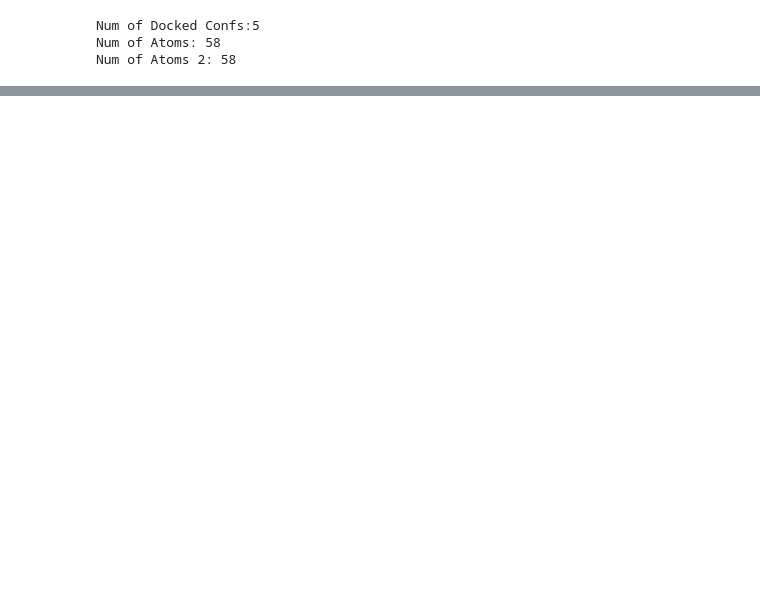
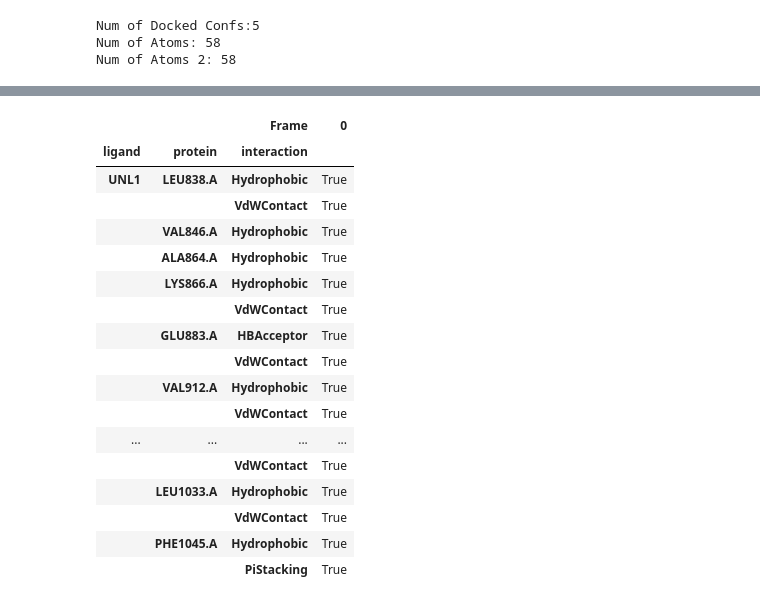
Before and after one commit to biocheming/watvina, a Jupyter notebook: pywatvina/examples/example.ipynb, the cells around one changed output, grey strips where cells are left out. Saved outputs shown, nothing was run; the diff lists cells and outputs as text; code cells hidden in the pictures; blank space fills up the shorter version.

```diff
--- a/pywatvina/examples/example.ipynb
+++ b/pywatvina/examples/example.ipynb
@@ -108,0 +221,30 @@ wv.poses_score
+# %%
+#分析构象1和蛋白的相互作用，该案例用的是prolif
+import prolif as plf #加载prolif包，简称plf
+
+protmol_plf = plf.Molecule.from_rdkit(receptor_mol)
+ligmol_tmp = Chem.Mol(ligand_mol,confId=1) # rdkit的分子对象
+ligmol_plf=plf.Molecule.from_rdkit(ligmol_tmp) #将rdkit的分子对象转换为prolif的分子对象
+fp = plf.Fingerprint()
+fp.run_from_iterable([ligmol_plf], protmol_plf)
+df=fp.to_dataframe()
+df.T
+# %% [output]
+|  |  | Frame | 0 |
+| ligand | protein | interaction |  |
+| UNL1 | LEU838.A | Hydrophobic | True |
+|  |  | VdWContact | True |
+|  | VAL846.A | Hydrophobic | True |
+|  | ALA864.A | Hydrophobic | True |
+|  | LYS866.A | Hydrophobic | True |
+|  |  | VdWContact | True |
+|  | GLU883.A | HBAcceptor | True |
+|  |  | VdWContact | True |
+|  | VAL912.A | Hydrophobic | True |
+|  |  | VdWContact | True |
+| ... | ... | ... | ... |
+|  |  | VdWContact | True |
+|  | LEU1033.A | Hydrophobic | True |
+|  |  | VdWContact | True |
+|  | PHE1045.A | Hydrophobic | True |
+|  |  | PiStacking | True |
```
Also changed, not shown: parts of 19 cells of this notebook.
